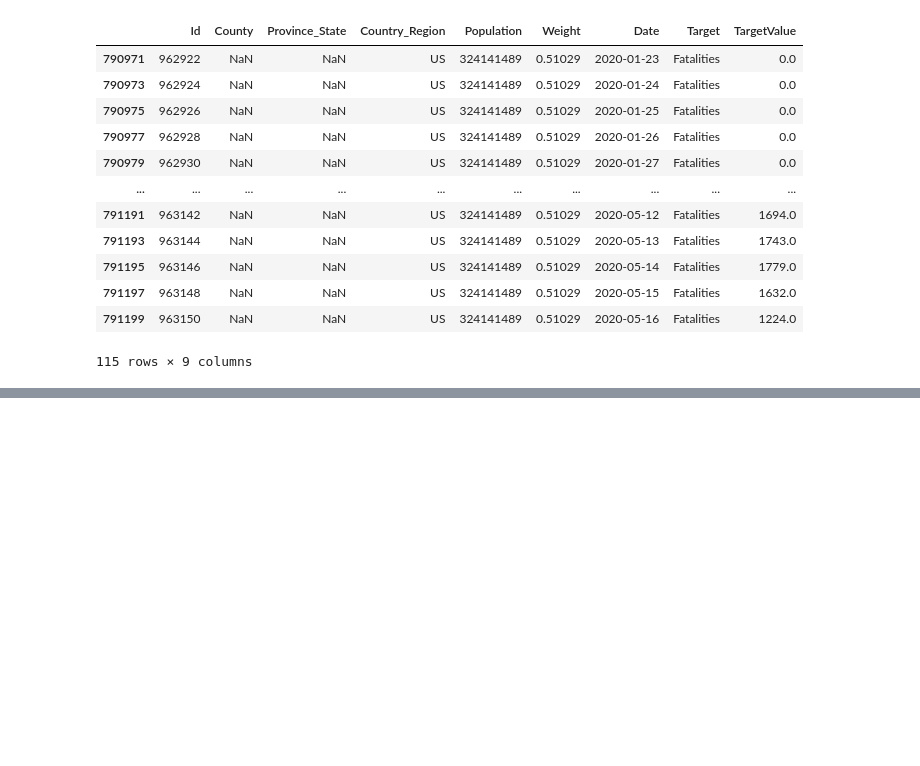
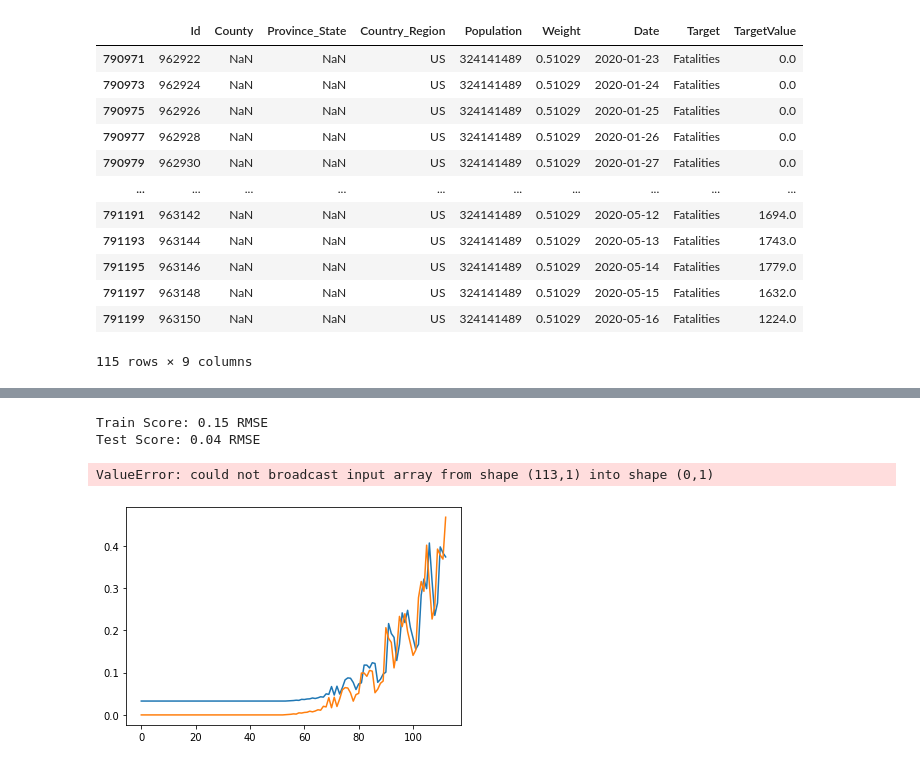
Before and after one commit to opertifelipe/covid19, a Jupyter notebook: notebook/covid.ipynb, the cells around one changed output, grey strips where cells are left out. Drawn from its saved outputs; the diff is of its cells as text; code cells hidden in the pictures; blank space fills up the shorter version.

```diff
--- a/notebook/covid.ipynb
+++ b/notebook/covid.ipynb
@@ -351,0 +487,4 @@ cols
+# %%
+look_back = 1
+trainX, trainY = create_dataset(dataset_train, look_back)
+testX, testY = create_dataset(dataset_test, look_back)
@@ -351,0 +499,9 @@ cols
+# %%
+trainX = numpy.reshape(trainX, (trainX.shape[0], 1, trainX.shape[1]))
+testX = numpy.reshape(testX, (testX.shape[0], 1, testX.shape[1]))
+# %%
+model = Sequential()
+model.add(LSTM(4, input_shape=(1, look_back)))
+model.add(Dense(1))
+model.compile(loss='mean_squared_error', optimizer='adam')
+model.fit(trainX, trainY, epochs=100, batch_size=1, verbose=2)
@@ -351,0 +527,39 @@ cols
+# %%
+# make predictions
+trainPredict = model.predict(trainX)
+testPredict = model.predict(testX)
+# invert predictions
+trainPredict = scaler.inverse_transform(trainPredict)
+trainY = scaler.inverse_transform([trainY])
+testPredict = scaler.inverse_transform(testPredict)
+testY = scaler.inverse_transform([testY])
+# calculate root mean squared error
+trainScore = math.sqrt(mean_squared_error(trainY[0], trainPredict[:,0]))
+print('Train Score: %.2f RMSE' % (trainScore))
+testScore = math.sqrt(mean_squared_error(testY[0], testPredict[:,0]))
+print('Test Score: %.2f RMSE' % (testScore))
+# %% [output]
+Train Score: 0.15 RMSE
+Test Score: 0.04 RMSE
+# %%
+# shift train predictions for plotting
+trainPredictPlot = numpy.empty_like(dataset_test)
+trainPredictPlot[:, :] = numpy.nan
+trainPredictPlot[look_back:len(testPredict)+look_back, :] = testPredict
+# shift test predictions for plotting
+testPredictPlot = numpy.empty_like(dataset_test)
+testPredictPlot[:, :] = numpy.nan
+testPredictPlot[len(testPredict)+(look_back*2)+1:len(dataset_test)-1, :] = testPredict
+# plot baseline and predictions
+plt.plot(scaler.inverse_transform(dataset_test))
+plt.plot(testPredictPlot)
+plt.plot(testPredictPlot)
+plt.show()
+# %% [output]
+ValueError: could not broadcast input array from shape (113,1) into shape (0,1)
+# %%
+plt.plot(testPredict)
+plt.plot(testY[0])
+plt.show()
+# %% [output]
+[figure, added]
```
Also changed, not shown: parts of 41 cells of this notebook.
